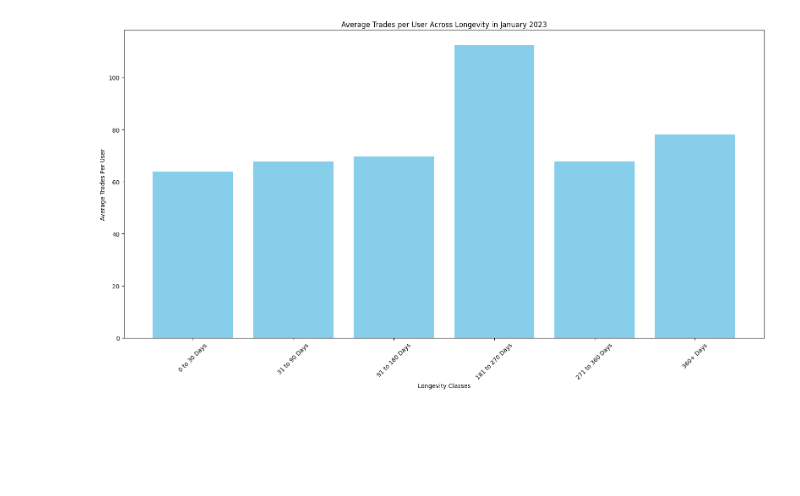
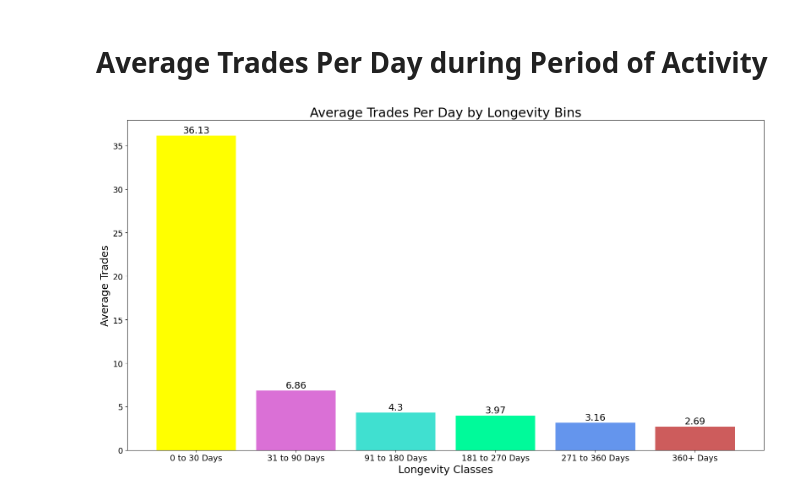
Before and after one commit to CommonCrayon/CapstoneProject, a Jupyter notebook: EDA_Of_FeatureEngineering.ipynb, the cells around one changed output. Drawn from its saved outputs; the diff is of its cells as text; code cells hidden in the pictures; blank space fills up the shorter version.

```diff
--- a/EDA_Of_FeatureEngineering.ipynb
+++ b/EDA_Of_FeatureEngineering.ipynb
@@ -15,7 +18,11 @@ dataset.head()
 # %%
-longevity_0_dataset = dataset[dataset['longevity'] == 0]
-longevity_1_dataset = dataset[dataset['longevity'] == 1]
-longevity_2_dataset = dataset[dataset['longevity'] == 2]
-longevity_3_dataset = dataset[dataset['longevity'] == 3]
-longevity_4_dataset = dataset[dataset['longevity'] == 4]
-longevity_5_dataset = dataset[dataset['longevity'] == 5]
+longevity_0_dataset = dataset[dataset['longevity_bin'] == 0]
+longevity_1_dataset = dataset[dataset['longevity_bin'] == 1]
+longevity_2_dataset = dataset[dataset['longevity_bin'] == 2]
+longevity_3_dataset = dataset[dataset['longevity_bin'] == 3]
+longevity_4_dataset = dataset[dataset['longevity_bin'] == 4]
+longevity_5_dataset = dataset[dataset['longevity_bin'] == 5]
+# %%
+# Defining colors for each Bin
+colors = ['yellow', 'orchid', 'turquoise', 'mediumspringgreen', 'cornflowerblue', 'indianred']
+bin_labels = ['0 to 30 Days', '31 to 90 Days', '91 to 180 Days', '181 to 270 Days', '271 to 360 Days', '360+ Days']
@@ -48,29 +68,39 @@ plt.show()
+# %% [markdown]
+# Average Trades Per Day during Period of Activity
 # %%
+import matplotlib.pyplot as plt
+
 # Calculate averages
 averages = [
-    longevity_0_dataset['Total_Trades'].mean(),
-    longevity_1_dataset['Total_Trades'].mean(),
-    longevity_2_dataset['Total_Trades'].mean(),
-    longevity_3_dataset['Total_Trades'].mean(),
-    longevity_4_dataset['Total_Trades'].mean(),
-    longevity_5_dataset['Total_Trades'].mean()
-    ]
+    (longevity_0_dataset['Total_Trades'] / longevity_0_dataset['longevity'].replace(0, 1)).mean(),
+    (longevity_1_dataset['Total_Trades'] / longevity_1_dataset['longevity'].replace(0, 1)).mean(),
+    (longevity_2_dataset['Total_Trades'] / longevity_2_dataset['longevity'].replace(0, 1)).mean(),
+    (longevity_3_dataset['Total_Trades'] / longevity_3_dataset['longevity'].replace(0, 1)).mean(),
+    (longevity_4_dataset['Total_Trades'] / longevity_4_dataset['longevity'].replace(0, 1)).mean(),
+    (longevity_5_dataset['Total_Trades'] / longevity_5_dataset['longevity'].replace(0, 1)).mean()
+]
 
 # Creating the plot
 plt.figure(figsize=(16, 9))
 
 # Plotting the bar graph
-plt.bar(range(len(averages)), averages, tick_label=['0 to 30 Days', '31 to 90 Days', '91 to 180 Days', '181 to 270 Days', '271 to 360 Days', '360+ Days'], color='skyblue')
+bars = plt.bar(range(len(averages)), averages, color=colors)
+
+# Adding labels to each bar
+for i, bar in enumerate(bars):
+    plt.text(bar.get_x() + bar.get_width() / 2, bar.get_height() + 0.1, round(averages[i], 2), ha='center', va='bottom', fontsize=16)
 
 # Adding labels and title
-plt.xlabel('Longevity Classes')
-plt.ylabel('Average Trades Per User')
-plt.title('Average Trades per User Across Longevity in January 2023')
-# Rotating x-axis labels for better readability (optional)
-plt.xticks(rotation=45)
+plt.xlabel('Longevity Classes', fontsize=18)
+plt.ylabel('Average Trades', fontsize=18)
+plt.title('Average Trades Per Day by Longevity Bins', fontsize=22)
+
+# Adding x-axis labels
+plt.xticks(range(len(bin_labels)), bin_labels, fontsize=14)
+plt.yticks(fontsize=14)
 
 # Displaying the graph
 plt.tight_layout()
 plt.show()
 # %% [output]
-[figure, old version]
+[figure, new version]
```
Also changed, not shown: parts of 20 cells of this notebook.
